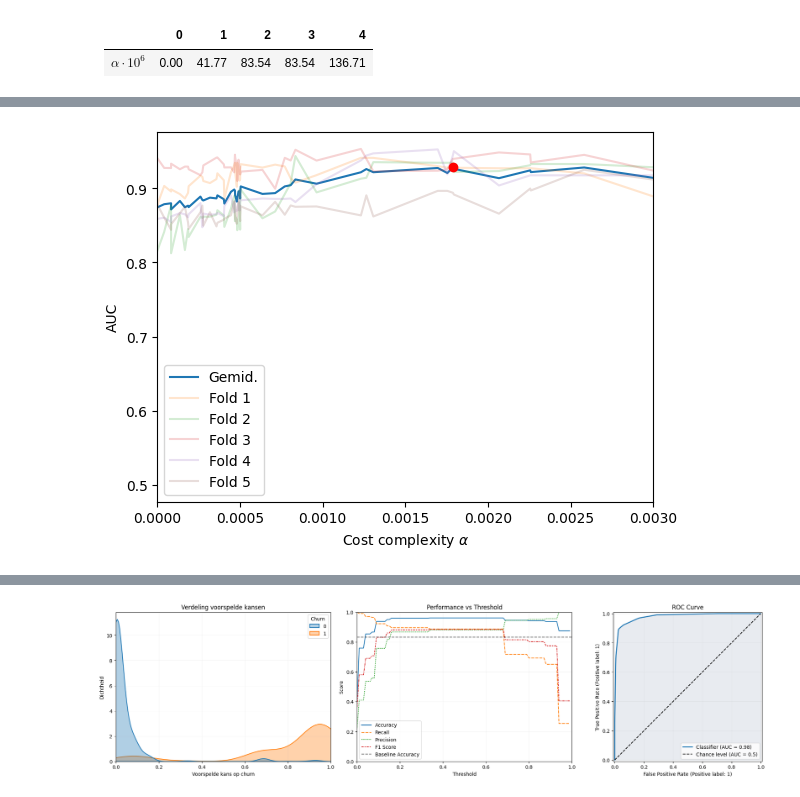
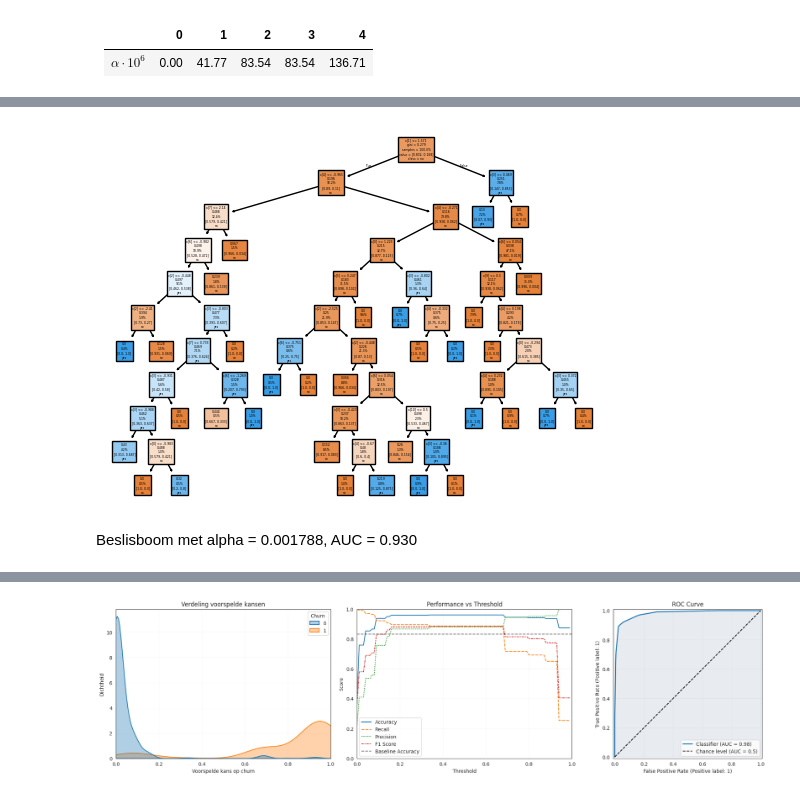
Before and after one commit to Murielle01/BP-3.4, a Jupyter notebook: scripts/opdracht 2/beslisboom.ipynb, the cells around one changed output, grey strips where cells are left out. Cells and saved outputs as stored; diff of their text form; code cells hidden in the pictures.

```diff
--- a/scripts/opdracht 2/beslisboom.ipynb
+++ b/scripts/opdracht 2/beslisboom.ipynb
@@ -205,15 +530,11 @@ Best gevonden alpha: 1.7882e-03, AUC = 0.928
-# %%
-sns.lineplot(gridsearch.cv_results_, x = 'param_model__ccp_alpha', y = 'mean_test_score', label = 'Gemid.')
-for i in range(5):
-    sns.lineplot(gridsearch.cv_results_,
-                 x = 'param_model__ccp_alpha',
-                 y = f'split{i}_test_score',
-                 alpha = 0.2,
-                 label = f'Fold {i+1}')
-plt.plot(best_alpha, best_score, 'ro')
-plt.xlim(0, 0.003)
-plt.xlabel('Cost complexity $\\alpha$')
-plt.ylabel('AUC')
-plt.show()
-# %% [output]
-[figure, old version]
+# %%
+plot_tree(gridsearch.best_estimator_.named_steps['model'],
+            class_names = ['no', 'yes'],
+            filled = True,
+            proportion=True,
+            label = 'root')
+plt.show()
+Markdown(f'Beslisboom met alpha = {best_alpha:.6f}, AUC = {best_score:.3f}')
+# %% [output]
+[figure, added]
+Beslisboom met alpha = 0.001788, AUC = 0.930
```
Also changed, not shown: parts of 23 cells of this notebook, 1 other file.
